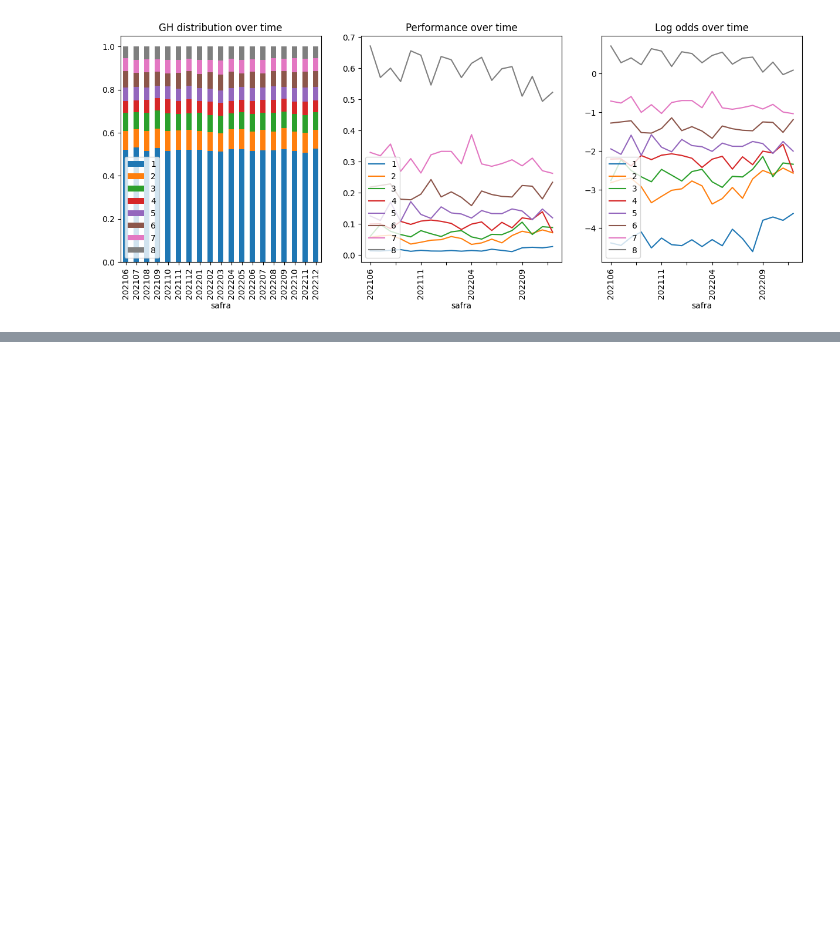
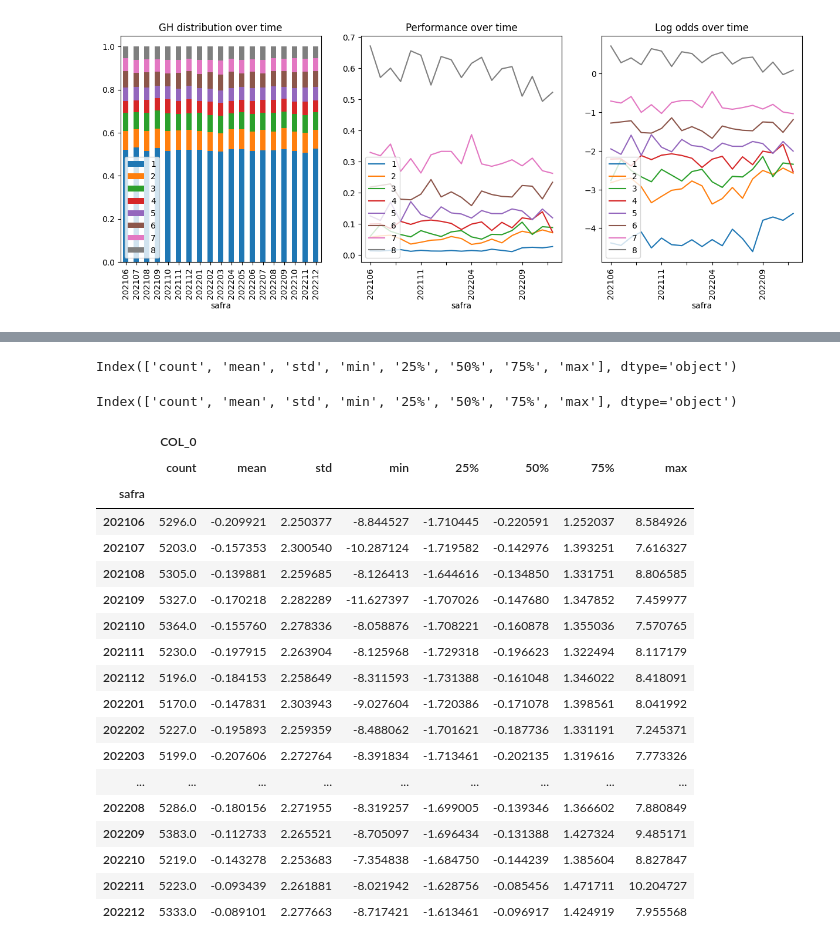
Before and after one commit to thommich/reject-inference-modelling, a Jupyter notebook: best_gh.ipynb, the cells around one changed output, grey strips where cells are left out. Drawn from its saved outputs; the diff is of its cells as text; code cells hidden in the pictures; blank space fills up the shorter version.

```diff
--- a/best_gh.ipynb
+++ b/best_gh.ipynb
@@ -3271,0 +3419,30 @@ plot_gh(df_data, 'safra', 'target', 'GH', perf_denominator=None)
+# %%
+df1.columns
+# %% [output]
+Index(['count', 'mean', 'std', 'min', '25%', '50%', '75%', 'max'], dtype='object')
+# %%
+pd.DataFrame(df_data['COL_0'].describe()).T.columns
+# %% [output]
+Index(['count', 'mean', 'std', 'min', '25%', '50%', '75%', 'max'], dtype='object')
+# %%
+df1
+# %% [output]
+|  | COL_0 |  |  |  |  |  |  |  |
+|  | count | mean | std | min | 25% | 50% | 75% | max |
+| safra |  |  |  |  |  |  |  |  |
+| 202106 | 5296.0 | -0.209921 | 2.250377 | -8.844527 | -1.710445 | -0.220591 | 1.252037 | 8.584926 |
+| 202107 | 5203.0 | -0.157353 | 2.300540 | -10.287124 | -1.719582 | -0.142976 | 1.393251 | 7.616327 |
+| 202108 | 5305.0 | -0.139881 | 2.259685 | -8.126413 | -1.644616 | -0.134850 | 1.331751 | 8.806585 |
+| 202109 | 5327.0 | -0.170218 | 2.282289 | -11.627397 | -1.707026 | -0.147680 | 1.347852 | 7.459977 |
+| 202110 | 5364.0 | -0.155760 | 2.278336 | -8.058876 | -1.708221 | -0.160878 | 1.355036 | 7.570765 |
+| 202111 | 5230.0 | -0.197915 | 2.263904 | -8.125968 | -1.729318 | -0.196623 | 1.322494 | 8.117179 |
+| 202112 | 5196.0 | -0.184153 | 2.258649 | -8.311593 | -1.731388 | -0.161048 | 1.346022 | 8.418091 |
+| 202201 | 5170.0 | -0.147831 | 2.303943 | -9.027604 | -1.720386 | -0.171078 | 1.398561 | 8.041992 |
+| 202202 | 5227.0 | -0.195893 | 2.259359 | -8.488062 | -1.701621 | -0.187736 | 1.331191 | 7.245371 |
+| 202203 | 5199.0 | -0.207606 | 2.272764 | -8.391834 | -1.713461 | -0.202135 | 1.319616 | 7.773326 |
+| ... | ... | ... | ... | ... | ... | ... | ... | ... |
+| 202208 | 5286.0 | -0.180156 | 2.271955 | -8.319257 | -1.699005 | -0.139346 | 1.366602 | 7.880849 |
+| 202209 | 5383.0 | -0.112733 | 2.265521 | -8.705097 | -1.696434 | -0.131388 | 1.427324 | 9.485171 |
+| 202210 | 5219.0 | -0.143278 | 2.253683 | -7.354838 | -1.684750 | -0.144239 | 1.385604 | 8.827847 |
+| 202211 | 5223.0 | -0.093439 | 2.261881 | -8.021942 | -1.628756 | -0.085456 | 1.471711 | 10.204727 |
+| 202212 | 5333.0 | -0.089101 | 2.277663 | -8.717421 | -1.613461 | -0.096917 | 1.424919 | 7.955568 |
```
Also changed, not shown: parts of 15 cells of this notebook.
